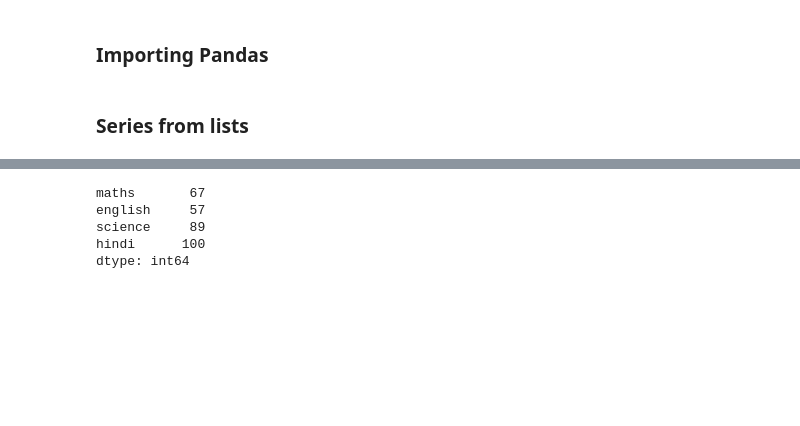
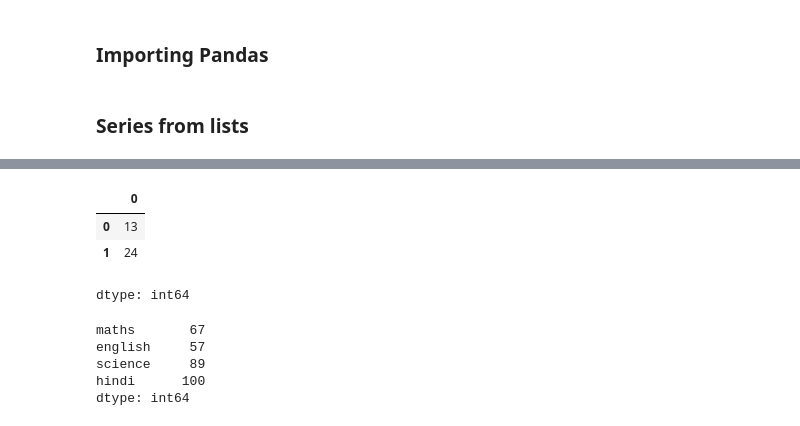
Before and after one commit to mmilannaik/bostonhousepricing, a Jupyter notebook: W6S1_session_16_pandas_series.ipynb, the cells around one changed output, grey strips where cells are left out. Saved outputs shown, nothing was run; the diff lists cells and outputs as text; code cells hidden in the pictures; blank space fills up the shorter version.

```diff
--- a/W6S1_session_16_pandas_series.ipynb
+++ b/W6S1_session_16_pandas_series.ipynb
@@ -38,3 +53,10 @@ runs_ser = pd.Series(runs)
+# %%
+runs_ser[:2]
+# %% [output]
+|  | 0 |
+| 0 | 13 |
+| 1 | 24 |
+dtype: int64
 # %%
 # custom index
 marks = [67,57,89,100]
```
Also changed, not shown: parts of 32 cells of this notebook.
